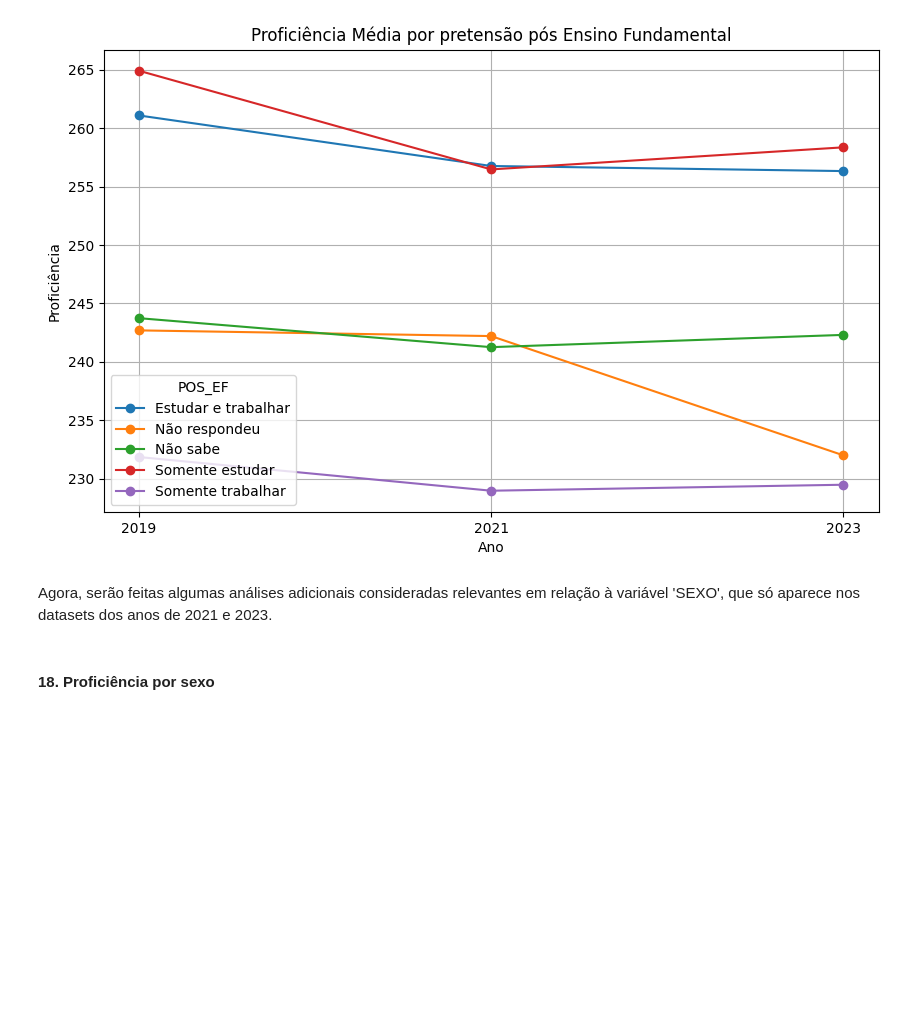
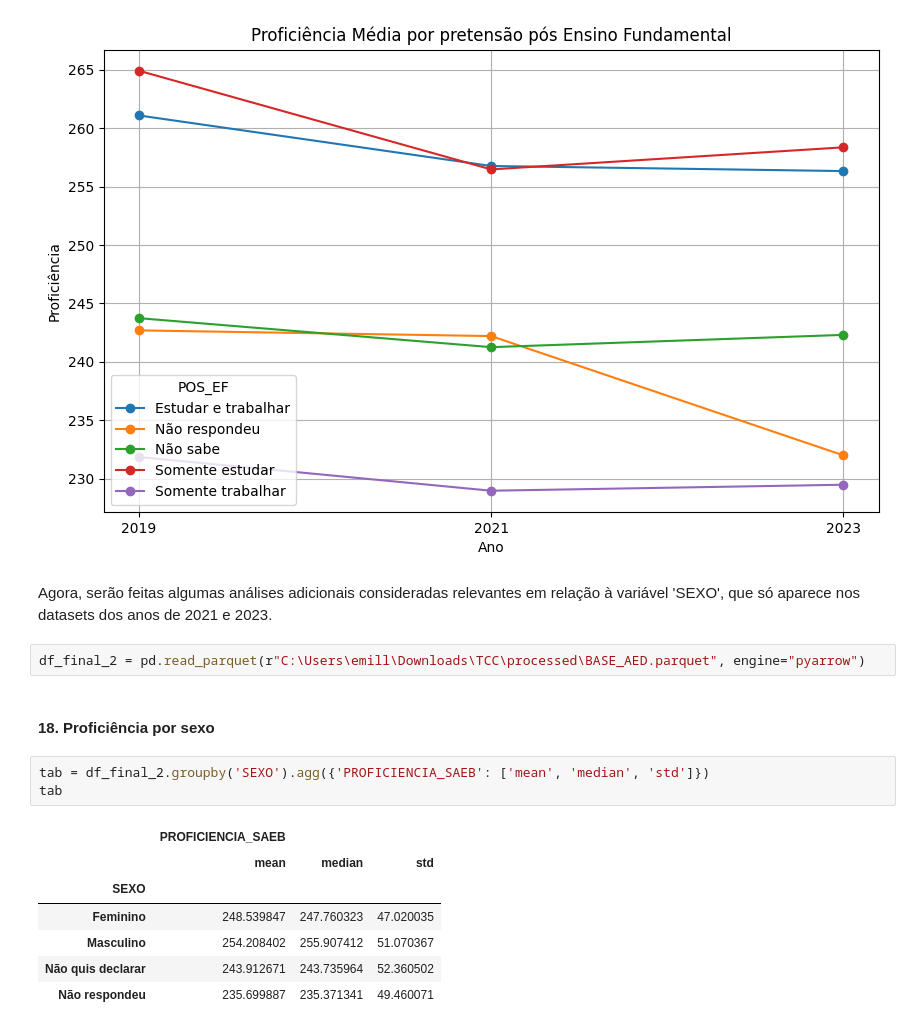
Before and after one commit to emilly788/TCC, a Jupyter notebook: 3. Análise Exploratória.ipynb, the cells around one changed output. Cells and saved outputs as stored; diff of their text form; blank space fills up the shorter version.

```diff
--- a/3. Análise Exploratória.ipynb
+++ b/3. Análise Exploratória.ipynb
@@ -582,5 +582,18 @@ plt.show()
 [figure]
 # %% [markdown]
 Agora, serão feitas algumas análises adicionais consideradas relevantes em relação à variável 'SEXO', que só aparece nos datasets dos anos de 2021 e 2023.
+# %%
+df_final_2 = pd.read_parquet(r"C:\Users\emill\Downloads\TCC\processed\BASE_AED.parquet", engine="pyarrow")
 # %% [markdown]
 #### 18. Proficiência por sexo
+# %%
+tab = df_final_2.groupby('SEXO').agg({'PROFICIENCIA_SAEB': ['mean', 'median', 'std']})
+tab
+# %% [output]
+|  | PROFICIENCIA_SAEB |  |  |
+|  | mean | median | std |
+| SEXO |  |  |  |
+| Feminino | 248.539847 | 247.760323 | 47.020035 |
+| Masculino | 254.208402 | 255.907412 | 51.070367 |
+| Não quis declarar | 243.912671 | 243.735964 | 52.360502 |
+| Não respondeu | 235.699887 | 235.371341 | 49.460071 |
```
Also changed, not shown: parts of 3 cells of this notebook.
